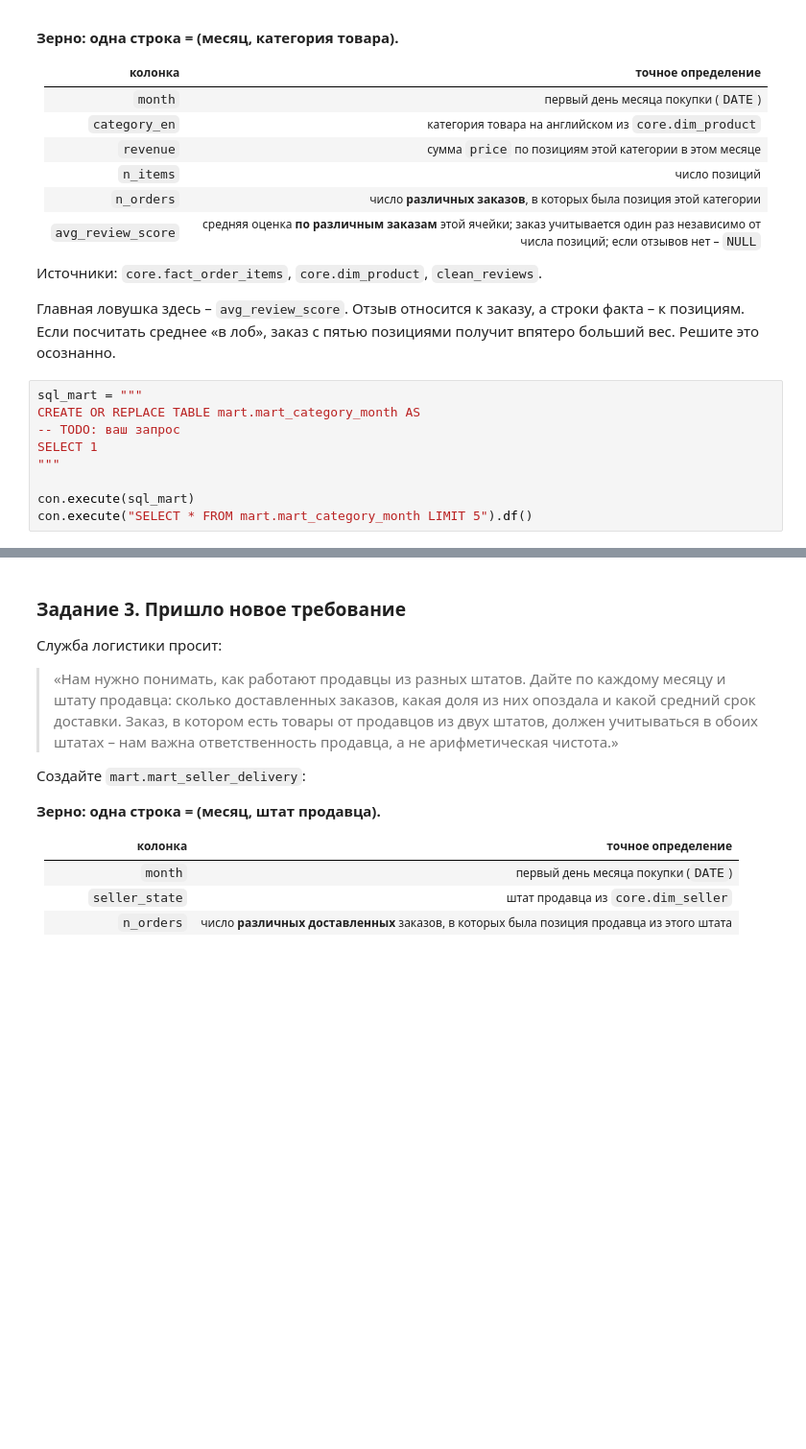
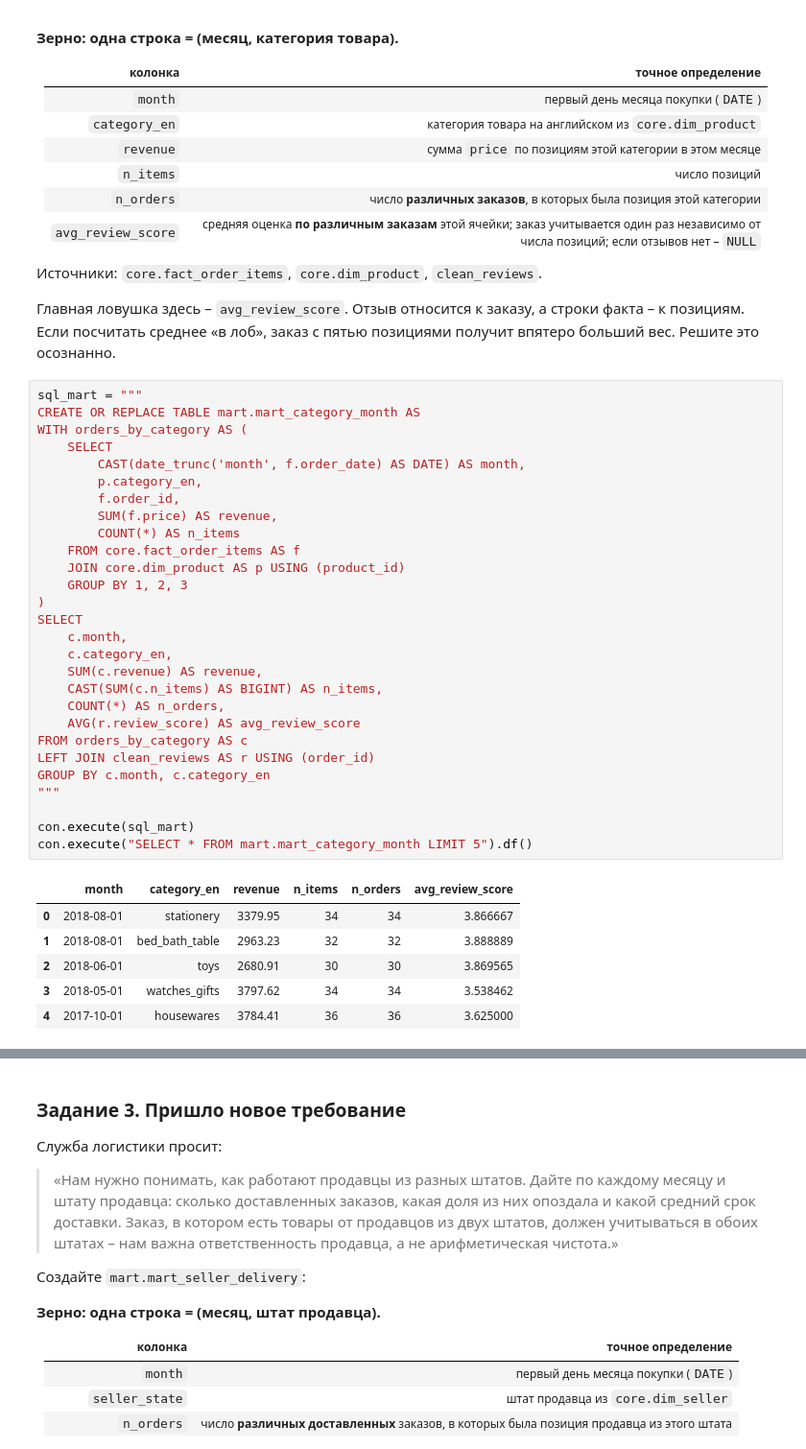
Before and after one commit to ilichppshka/AI-Data-Engineering, a Jupyter notebook: notebooks/04_dwh_modeling.ipynb, the cells around one changed output, grey strips where cells are left out. Shown at 96% size. Drawn from its saved outputs; the diff is of its cells as text; blank space fills up the shorter version.

```diff
--- a/notebooks/04_dwh_modeling.ipynb
+++ b/notebooks/04_dwh_modeling.ipynb
@@ -455,11 +531,37 @@ check_task_1(con)
 # %%
 sql_mart = """
 CREATE OR REPLACE TABLE mart.mart_category_month AS
--- TODO: ваш запрос
-SELECT 1
+WITH orders_by_category AS (
+    SELECT
+        CAST(date_trunc('month', f.order_date) AS DATE) AS month,
+        p.category_en,
+        f.order_id,
+        SUM(f.price) AS revenue,
+        COUNT(*) AS n_items
+    FROM core.fact_order_items AS f
+    JOIN core.dim_product AS p USING (product_id)
+    GROUP BY 1, 2, 3
+)
+SELECT
+    c.month,
+    c.category_en,
+    SUM(c.revenue) AS revenue,
+    CAST(SUM(c.n_items) AS BIGINT) AS n_items,
+    COUNT(*) AS n_orders,
+    AVG(r.review_score) AS avg_review_score
+FROM orders_by_category AS c
+LEFT JOIN clean_reviews AS r USING (order_id)
+GROUP BY c.month, c.category_en
 """
 
 con.execute(sql_mart)
 con.execute("SELECT * FROM mart.mart_category_month LIMIT 5").df()
+# %% [output]
+|  | month | category_en | revenue | n_items | n_orders | avg_review_score |
+| 0 | 2018-08-01 | stationery | 3379.95 | 34 | 34 | 3.866667 |
+| 1 | 2018-08-01 | bed_bath_table | 2963.23 | 32 | 32 | 3.888889 |
+| 2 | 2018-06-01 | toys | 2680.91 | 30 | 30 | 3.869565 |
+| 3 | 2018-05-01 | watches_gifts | 3797.62 | 34 | 34 | 3.538462 |
+| 4 | 2017-10-01 | housewares | 3784.41 | 36 | 36 | 3.625000 |
 # %%
 check_task_2(con)
```
Also changed, not shown: parts of 17 cells of this notebook.
